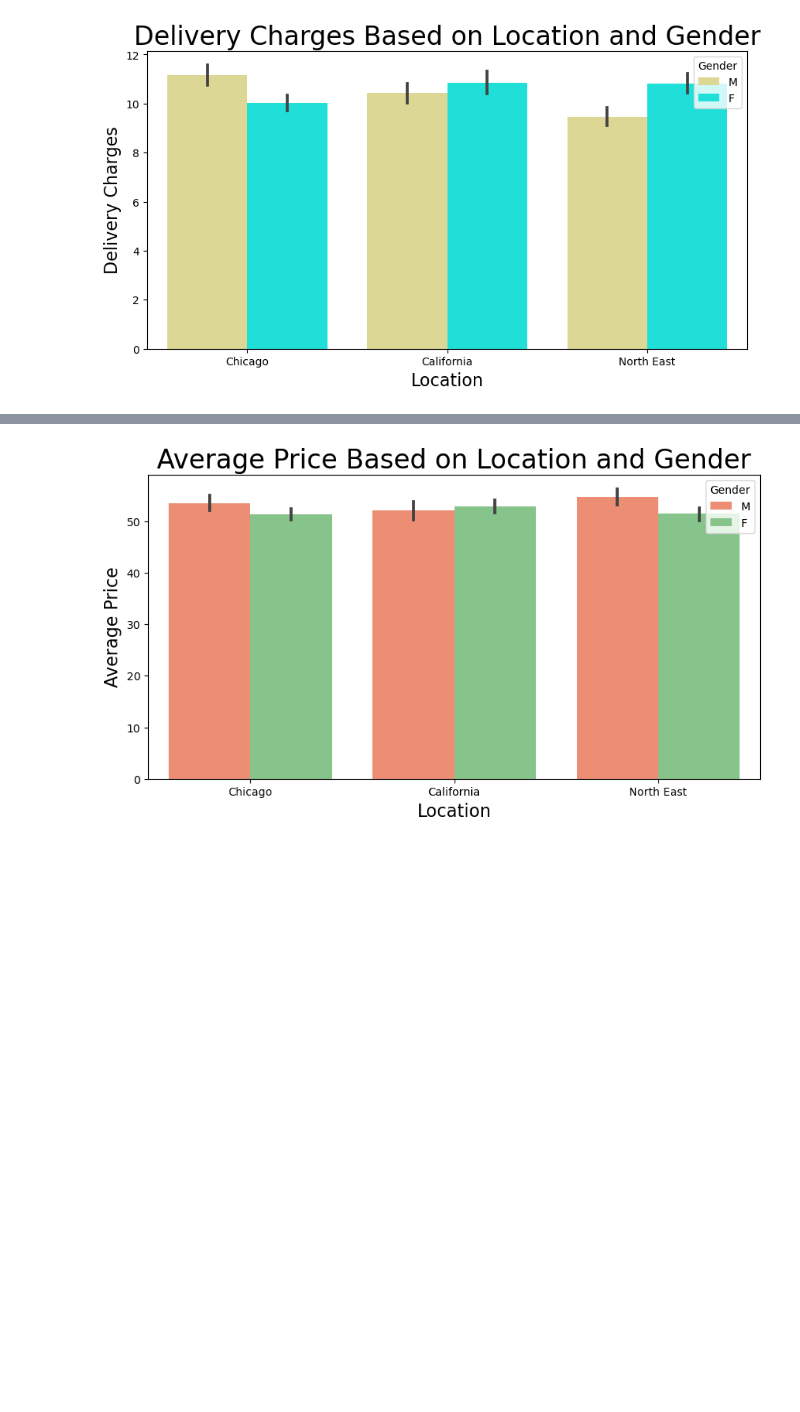
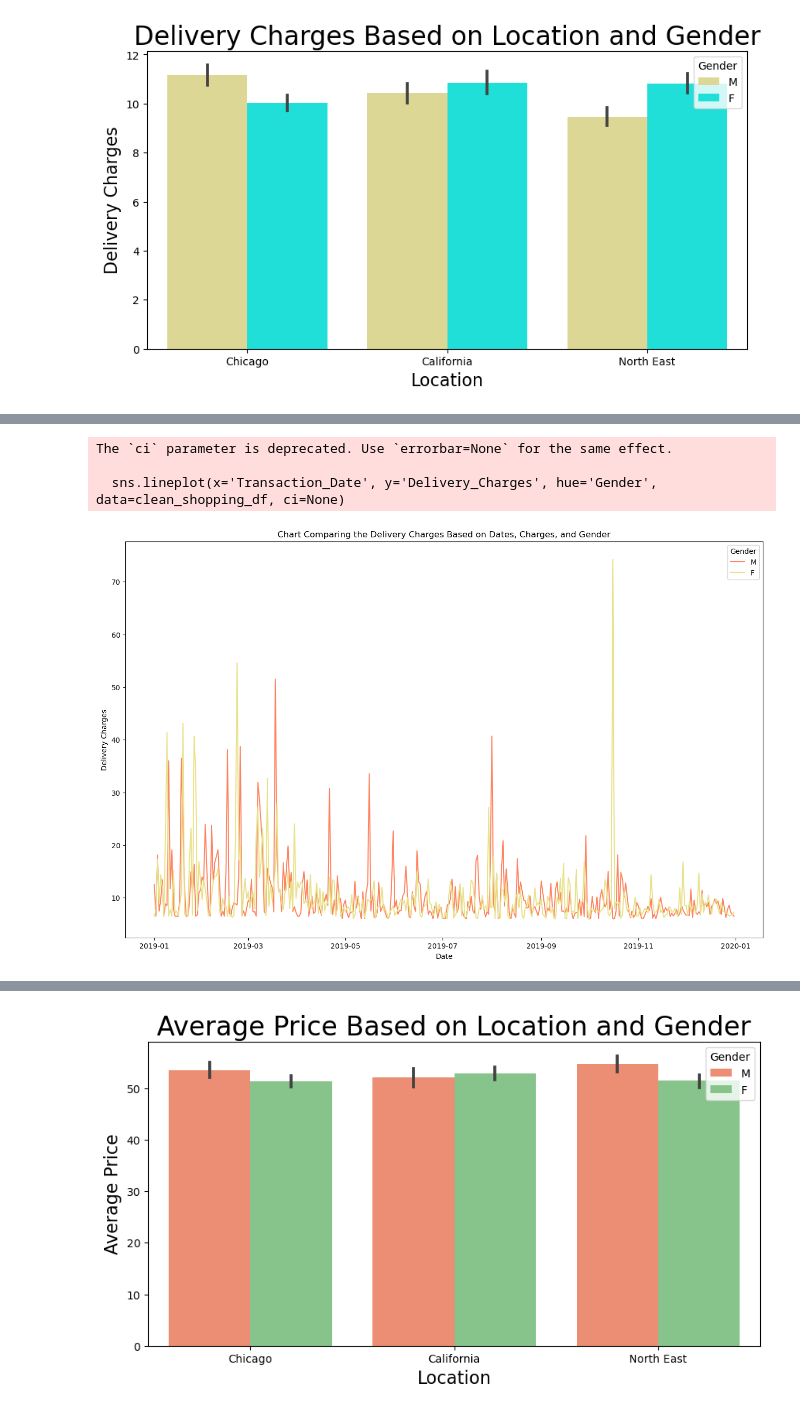
Before and after one commit to BreJyles/Project_1_group7, a Jupyter notebook: sam_work/project_1_code_sam.ipynb, the cells around one changed output, grey strips where cells are left out. Saved outputs shown, nothing was run; the diff lists cells and outputs as text; code cells hidden in the pictures; blank space fills up the shorter version.

```diff
--- a/sam_work/project_1_code_sam.ipynb
+++ b/sam_work/project_1_code_sam.ipynb
@@ -394,0 +398,18 @@ plt.show()
+# %%
+plt.figure(figsize=(16, 10))
+# Create the line plot with genders differentiated by color
+sns.lineplot(x='Transaction_Date', y='Delivery_Charges', hue='Gender', data=clean_shopping_df, ci=None)
+
+# Add labels and title
+plt.xlabel('Date')
+plt.ylabel('Delivery Charges')
+plt.title('Chart Comparing the Delivery Charges Based on Dates, Charges, and Gender')
+
+# Show the plot with a legend
+plt.legend(title='Gender')
+plt.show()
+# %% [output]
+The `ci` parameter is deprecated. Use `errorbar=None` for the same effect.
+
+  sns.lineplot(x='Transaction_Date', y='Delivery_Charges', hue='Gender', data=clean_shopping_df, ci=None)
+[figure, added]
```
Also changed, not shown: parts of 10 cells of this notebook.
